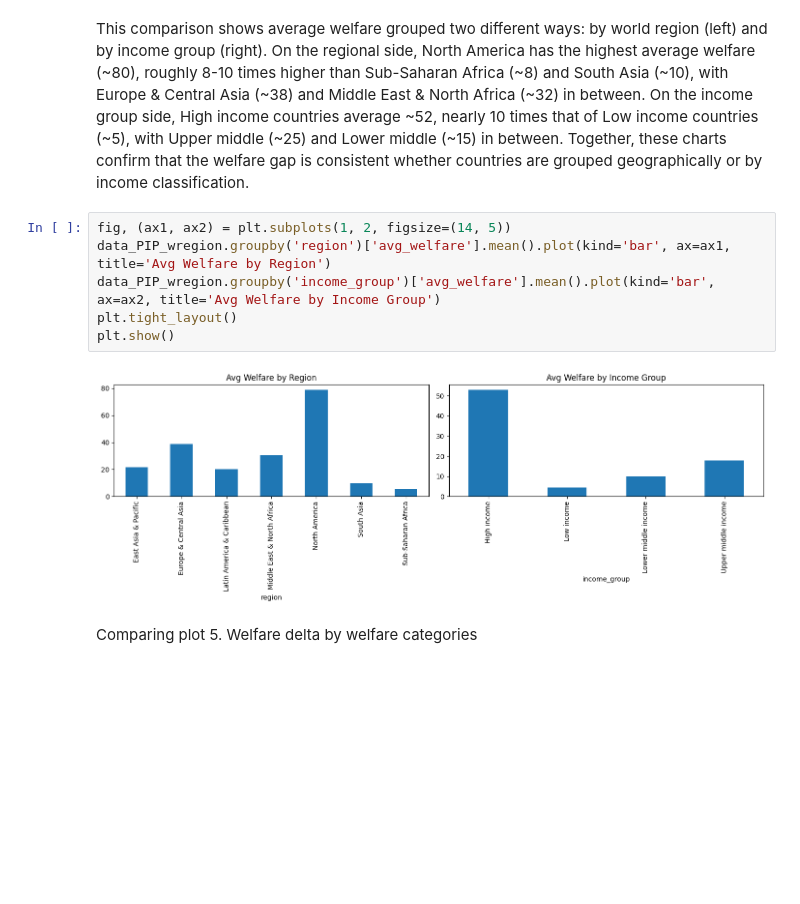
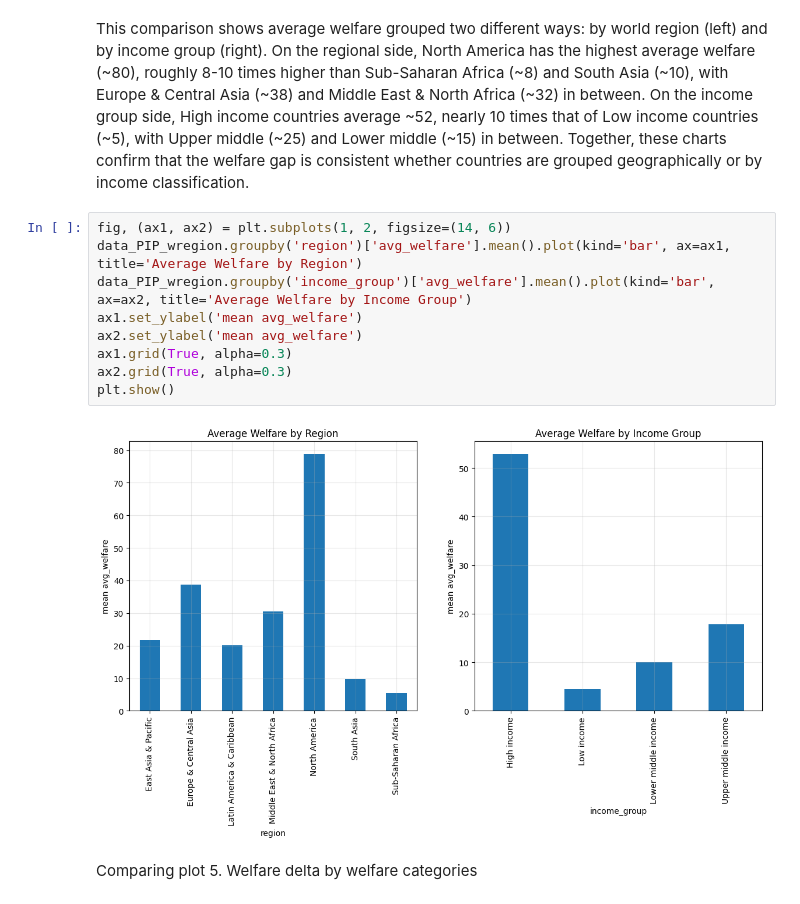
Before and after one commit to Nerneri/World_bank_PIP_analysis, a Jupyter notebook: Poverty_And_Inequality_Platform_(PIP).ipynb, the cells around one changed output. Saved outputs shown, nothing was run; the diff lists cells and outputs as text; blank space fills up the shorter version.

```diff
--- a/Poverty_And_Inequality_Platform_(PIP).ipynb
+++ b/Poverty_And_Inequality_Platform_(PIP).ipynb
@@ -577,13 +590,16 @@ Comparing plot 4. Average Welfare Share by region vs Average Welfare Share by in
 # %% [markdown]
 This comparison shows average welfare grouped two different ways: by world region (left) and by income group (right). On the regional side, North America has the highest average welfare (\~80), roughly 8-10 times higher than Sub-Saharan Africa (\~8) and South Asia (\~10), with Europe & Central Asia (\~38) and Middle East & North Africa (\~32) in between. On the income group side, High income countries average ~52, nearly 10 times that of Low income countries (\~5), with Upper middle (\~25) and Lower middle (\~15) in between. Together, these charts confirm that the welfare gap is consistent whether countries are grouped geographically or by income classification.
 # %%
-fig, (ax1, ax2) = plt.subplots(1, 2, figsize=(14, 5))
-data_PIP_wregion.groupby('region')['avg_welfare'].mean().plot(kind='bar', ax=ax1, title='Avg Welfare by Region')
-data_PIP_wregion.groupby('income_group')['avg_welfare'].mean().plot(kind='bar', ax=ax2, title='Avg Welfare by Income Group')
-plt.tight_layout()
+fig, (ax1, ax2) = plt.subplots(1, 2, figsize=(14, 6))
+data_PIP_wregion.groupby('region')['avg_welfare'].mean().plot(kind='bar', ax=ax1, title='Average Welfare by Region')
+data_PIP_wregion.groupby('income_group')['avg_welfare'].mean().plot(kind='bar', ax=ax2, title='Average Welfare by Income Group')
+ax1.set_ylabel('mean avg_welfare')
+ax2.set_ylabel('mean avg_welfare')
+ax1.grid(True, alpha=0.3)
+ax2.grid(True, alpha=0.3)
 plt.show()
 # %% [output]
-[figure, old version]
+[figure, new version]
 # %% [markdown]
 Comparing plot 5. Welfare delta by welfare categories
 # %% [markdown]
```
Also changed, not shown: parts of 13 cells of this notebook.
